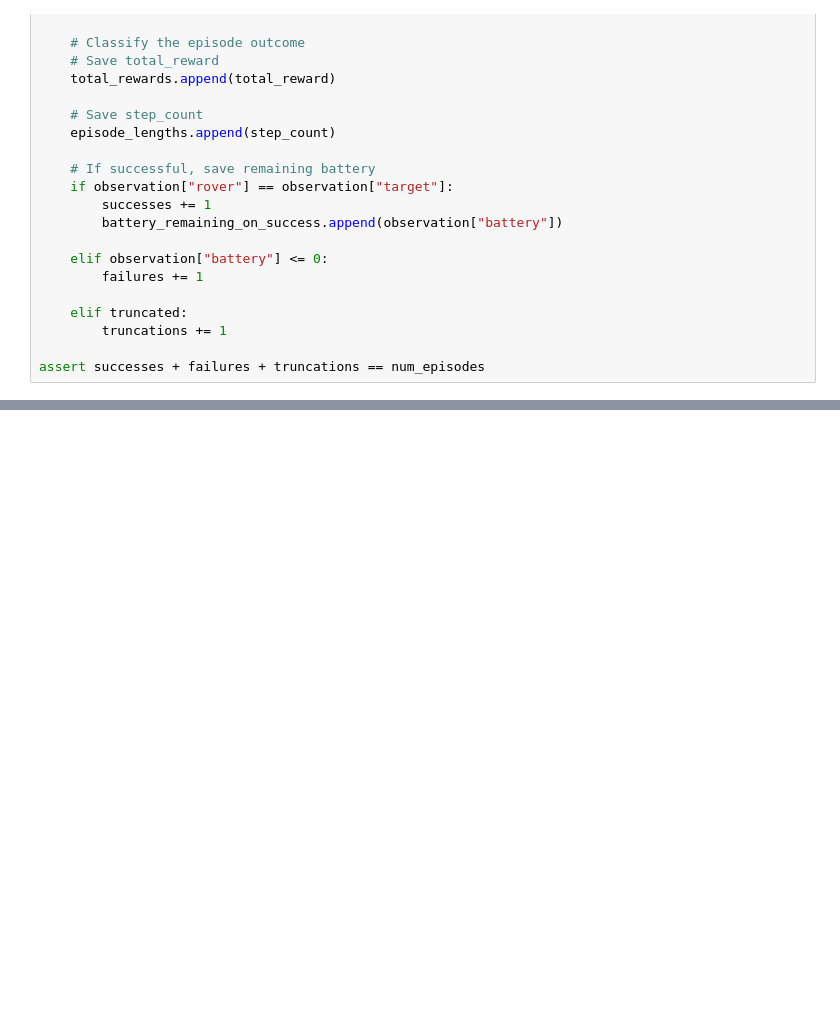
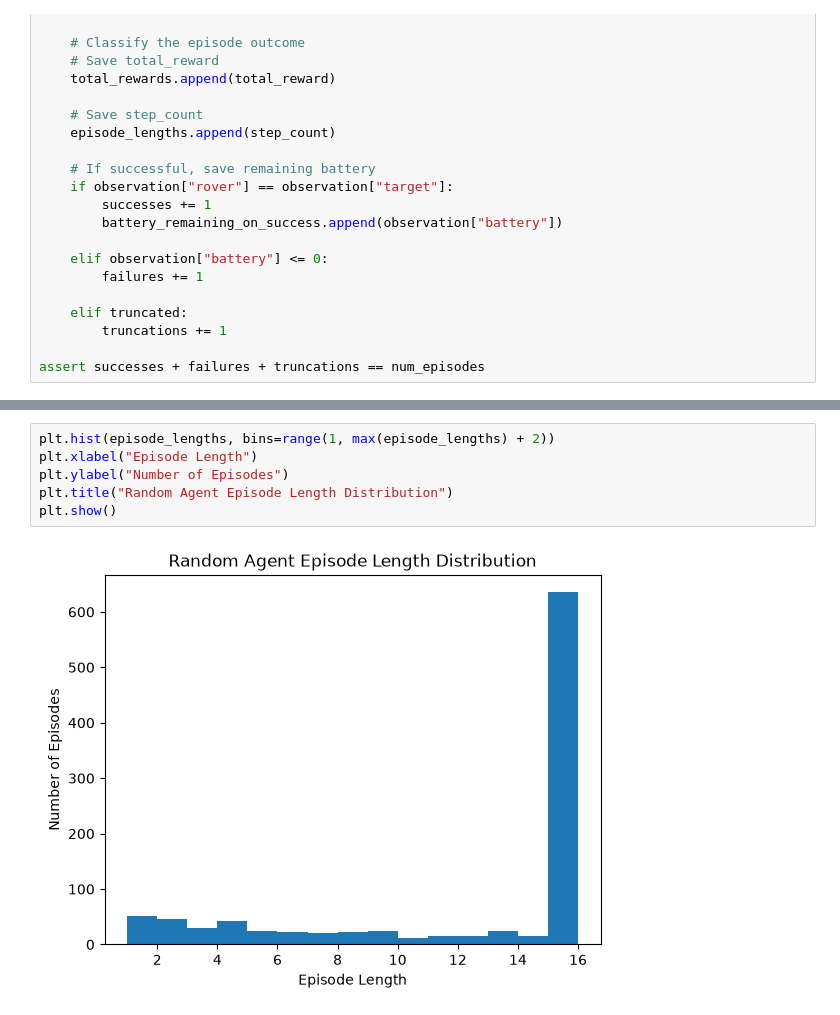
Before and after one commit to FarScoutOne/resilient-rover, a Jupyter notebook: notebooks/02_random_baseline.ipynb, the cells around one changed output, grey strips where cells are left out. Cells and saved outputs as stored; diff of their text form; blank space fills up the shorter version.

```diff
--- a/notebooks/02_random_baseline.ipynb
+++ b/notebooks/02_random_baseline.ipynb
@@ -163,0 +184,8 @@ Average battery remaining on success 13.74468085106383
+# %%
+plt.hist(episode_lengths, bins=range(1, max(episode_lengths) + 2))
+plt.xlabel("Episode Length")
+plt.ylabel("Number of Episodes")
+plt.title("Random Agent Episode Length Distribution")
+plt.show()
+# %% [output]
+[figure, added]
```
Also changed, not shown: parts of 7 cells of this notebook.
